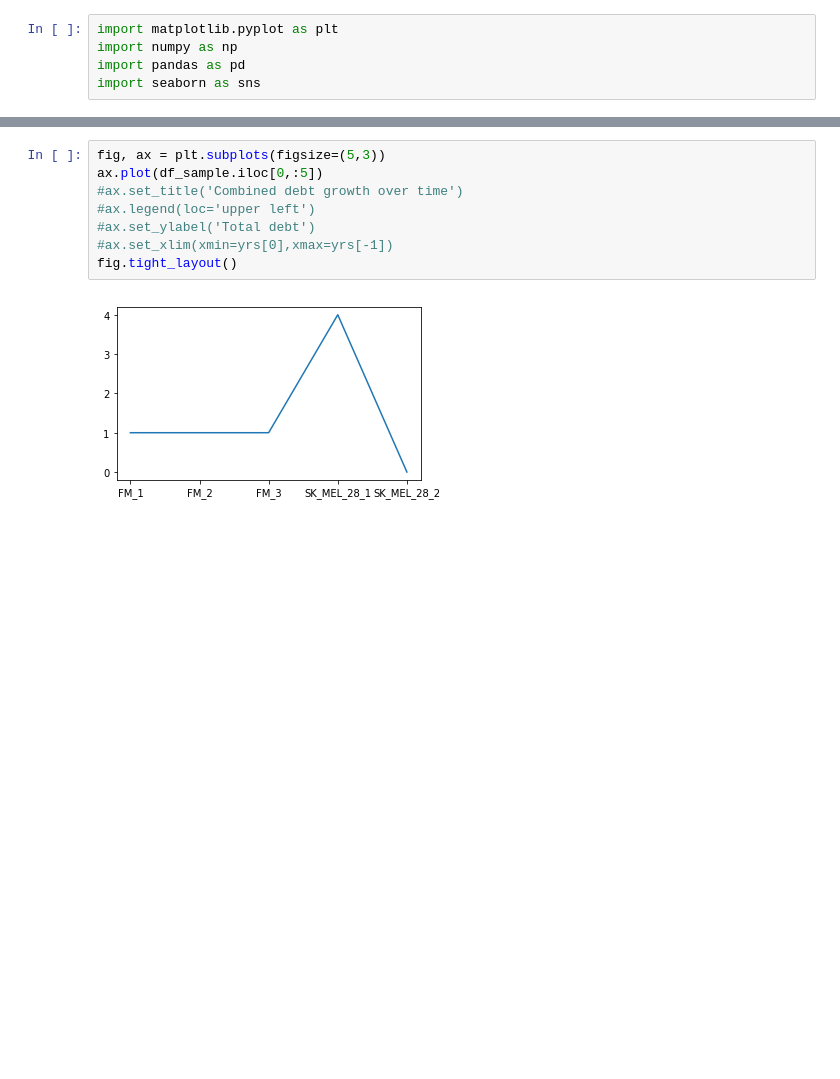
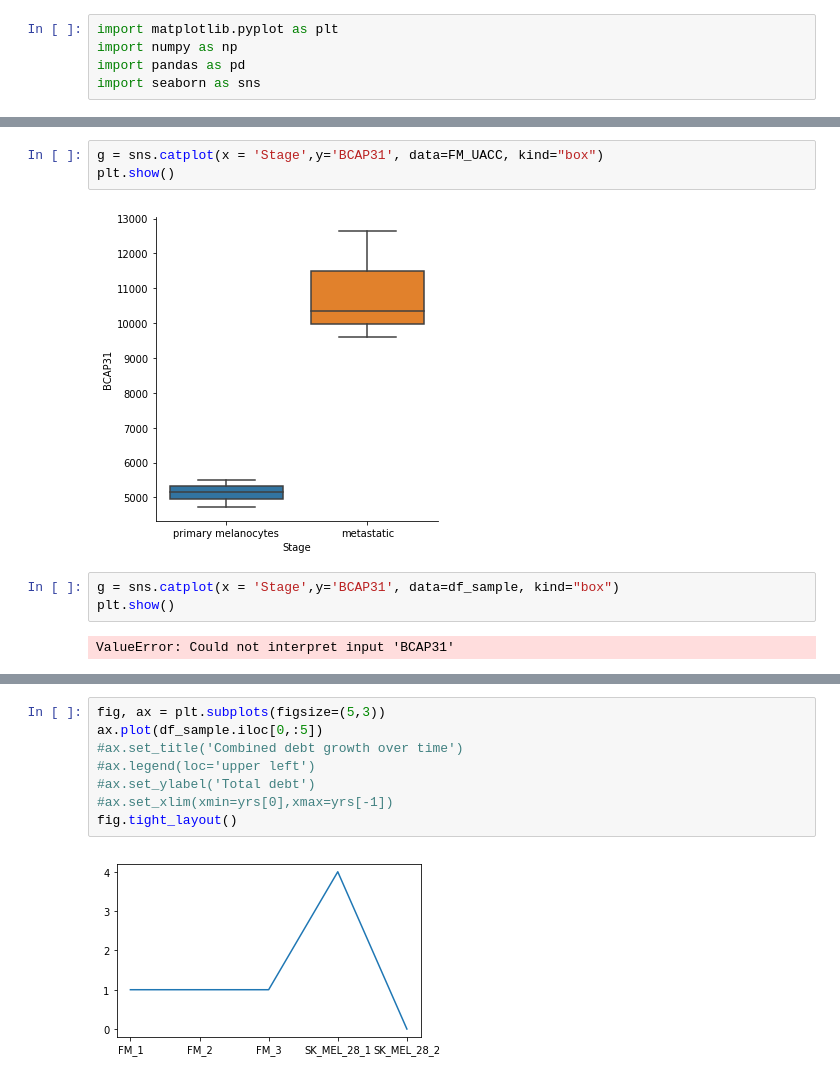
Before and after one commit to shuyima1/PABIO536-BasicPlotting, a Jupyter notebook: PythonPlottingBasics.ipynb, the cells around one changed output, grey strips where cells are left out. Cells and saved outputs as stored; diff of their text form; blank space fills up the shorter version.

```diff
--- a/PythonPlottingBasics.ipynb
+++ b/PythonPlottingBasics.ipynb
@@ -24,0 +178,10 @@ Name: ASPDH, dtype: int64
+# %%
+g = sns.catplot(x = 'Stage',y='BCAP31', data=FM_UACC, kind="box")
+plt.show()
+# %% [output]
+[figure, added]
+# %%
+g = sns.catplot(x = 'Stage',y='BCAP31', data=df_sample, kind="box")
+plt.show()
+# %% [output]
+ValueError: Could not interpret input 'BCAP31'
```
Also changed, not shown: parts of 19 cells of this notebook.
